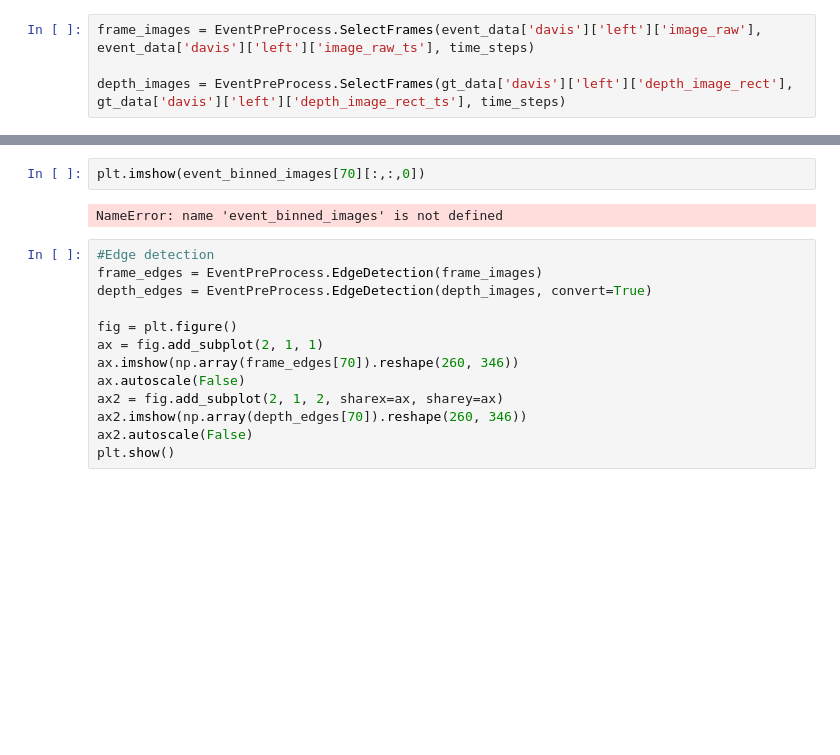
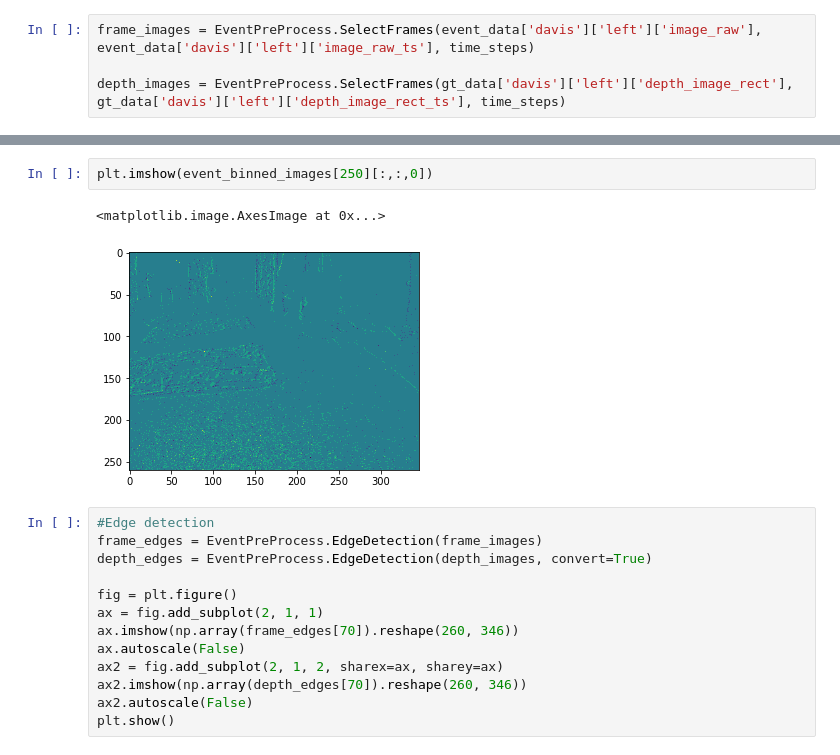
Before and after one commit to abdullaayyad96/DVSDepthLearning, a Jupyter notebook: pre_process.ipynb, the cells around one changed output, grey strips where cells are left out. Saved outputs shown, nothing was run; the diff lists cells and outputs as text; blank space fills up the shorter version.

```diff
--- a/pre_process.ipynb
+++ b/pre_process.ipynb
@@ -79,7 +80,8 @@ plt.imshow(depth_images[70])
 # %%
-plt.imshow(event_binned_images[70][:,:,0])
+plt.imshow(event_binned_images[250][:,:,0])
 # %% [output]
-NameError: name 'event_binned_images' is not defined
+<matplotlib.image.AxesImage at 0x...>
+[figure, added]
 # %%
 #Edge detection
 frame_edges = EventPreProcess.EdgeDetection(frame_images)
```
Also changed, not shown: parts of 9 cells of this notebook, 2 other files.
